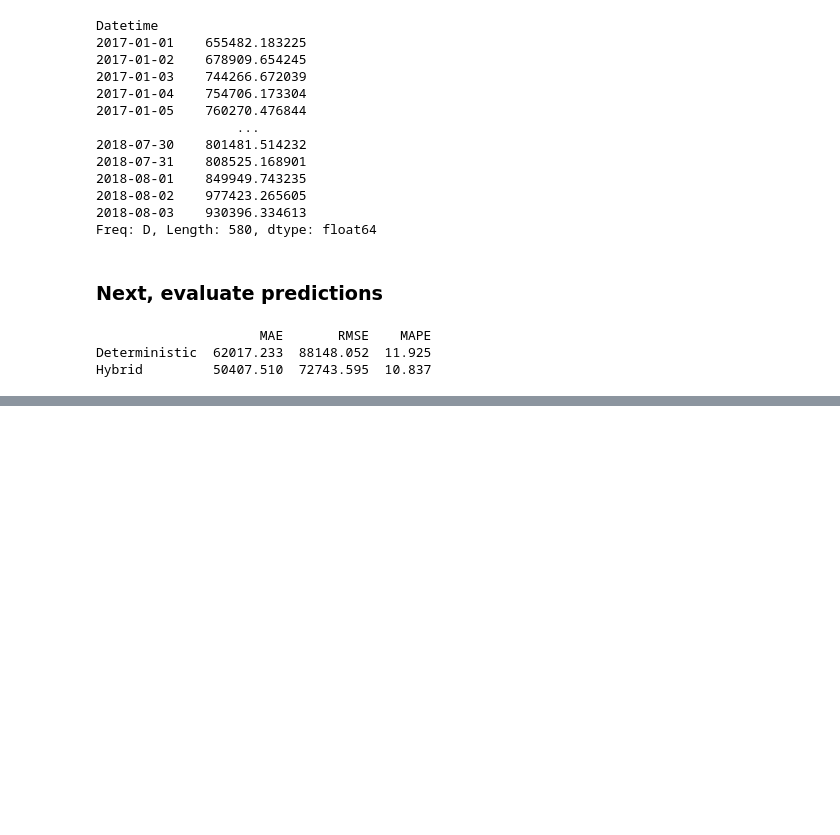
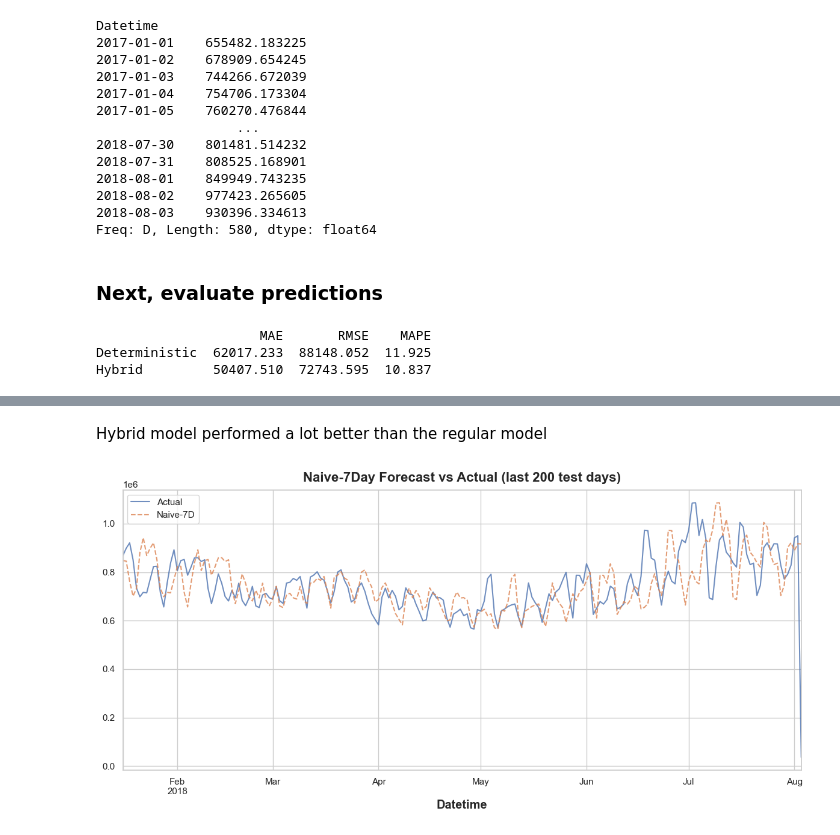
Before and after one commit to aly-ibrahim1/energy-forecasting-pjme, a Jupyter notebook: notebooks/02-create-features.ipynb, the cells around one changed output, grey strips where cells are left out. Saved outputs shown, nothing was run; the diff lists cells and outputs as text; code cells hidden in the pictures; blank space fills up the shorter version.

```diff
--- a/notebooks/02-create-features.ipynb
+++ b/notebooks/02-create-features.ipynb
@@ -240,0 +299,11 @@ Hybrid         50407.510  72743.595  10.837
+# %% [markdown]
+Hybrid model performed a lot better than the regular model
+# %%
+ax = eval_2["y_true"].iloc[-200:].plot(label="Actual", figsize=(12,6), alpha=0.8)
+eval_2["naive_7d"].iloc[-200:].plot(ax=ax, label="Naive-7D", linestyle="--", alpha=0.8)
+
+ax.set_title("Naive-7Day Forecast vs Actual (last 200 test days)")
+ax.legend()
+plt.savefig("../reports/figures/naive7d-forecast.png")
+# %% [output]
+[figure, added]
```
Also changed, not shown: parts of 6 cells of this notebook.
